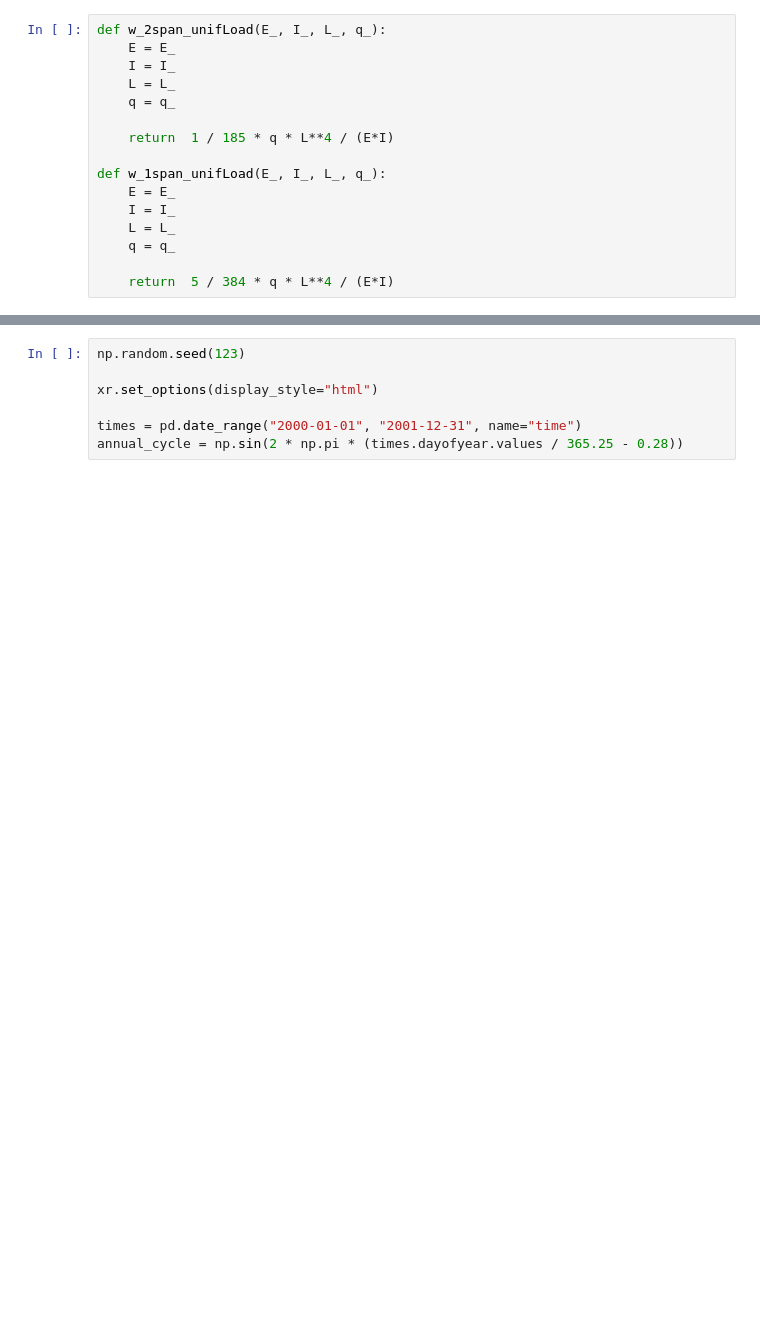
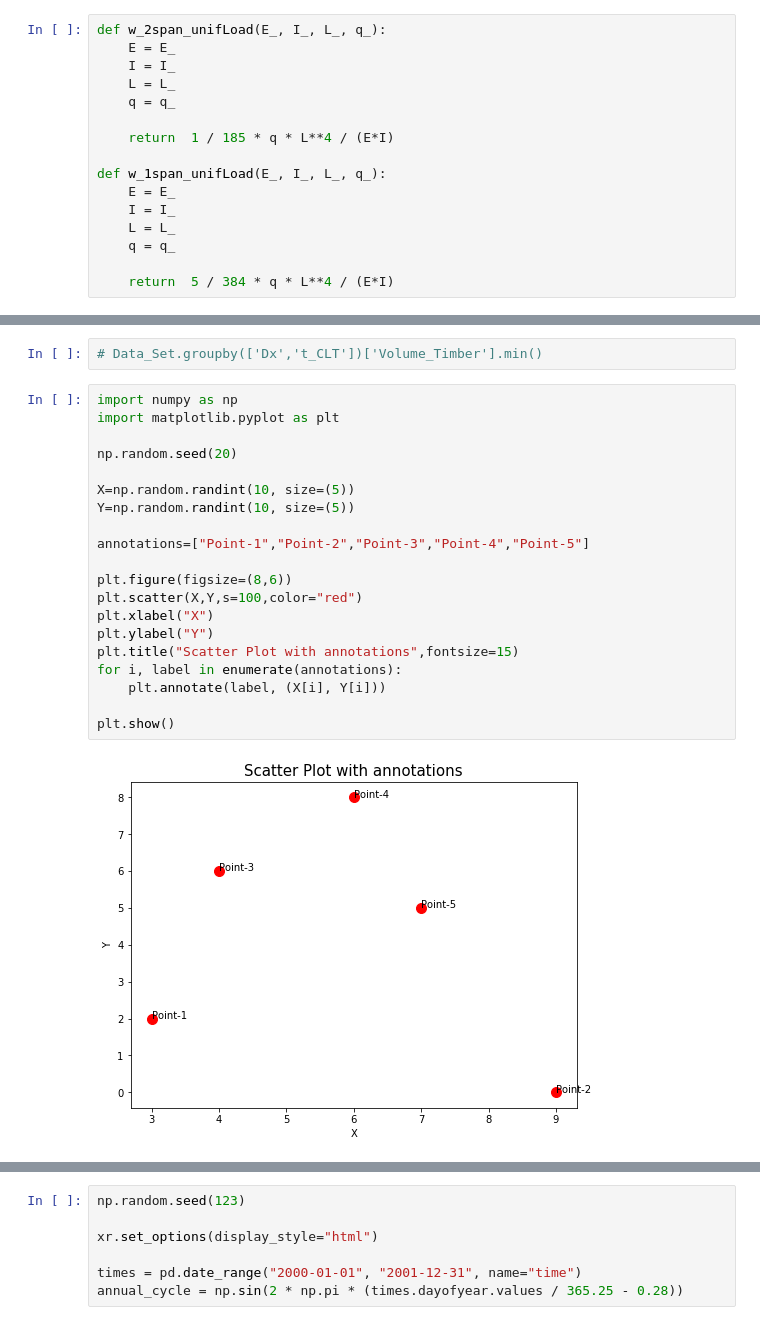
Before and after one commit to MarcoDona-CLTs/my-first-binder, a Jupyter notebook: FrameOptimization.ipynb, the cells around one changed output, grey strips where cells are left out. Cells and saved outputs as stored; diff of their text form; blank space fills up the shorter version.

```diff
--- a/FrameOptimization.ipynb
+++ b/FrameOptimization.ipynb
@@ -218,0 +313,24 @@ for ii_Dx in Dx:
+# %%
+# Data_Set.groupby(['Dx','t_CLT'])['Volume_Timber'].min()
+# %%
+import numpy as np
+import matplotlib.pyplot as plt
+
+np.random.seed(20)
+
+X=np.random.randint(10, size=(5))
+Y=np.random.randint(10, size=(5))
+
+annotations=["Point-1","Point-2","Point-3","Point-4","Point-5"]
+
+plt.figure(figsize=(8,6))
+plt.scatter(X,Y,s=100,color="red")
+plt.xlabel("X")
+plt.ylabel("Y")
+plt.title("Scatter Plot with annotations",fontsize=15)
+for i, label in enumerate(annotations):
+    plt.annotate(label, (X[i], Y[i]))
+
+plt.show()
+# %% [output]
+[figure, added]
```
Also changed, not shown: parts of 35 cells of this notebook.
